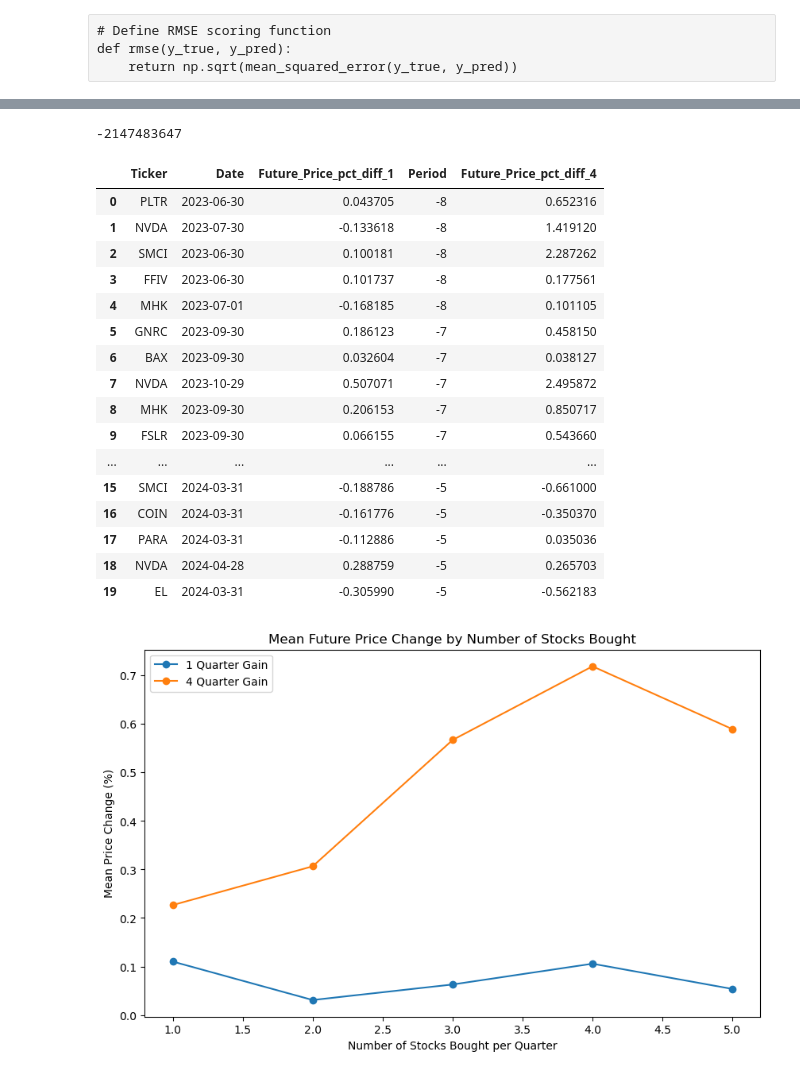
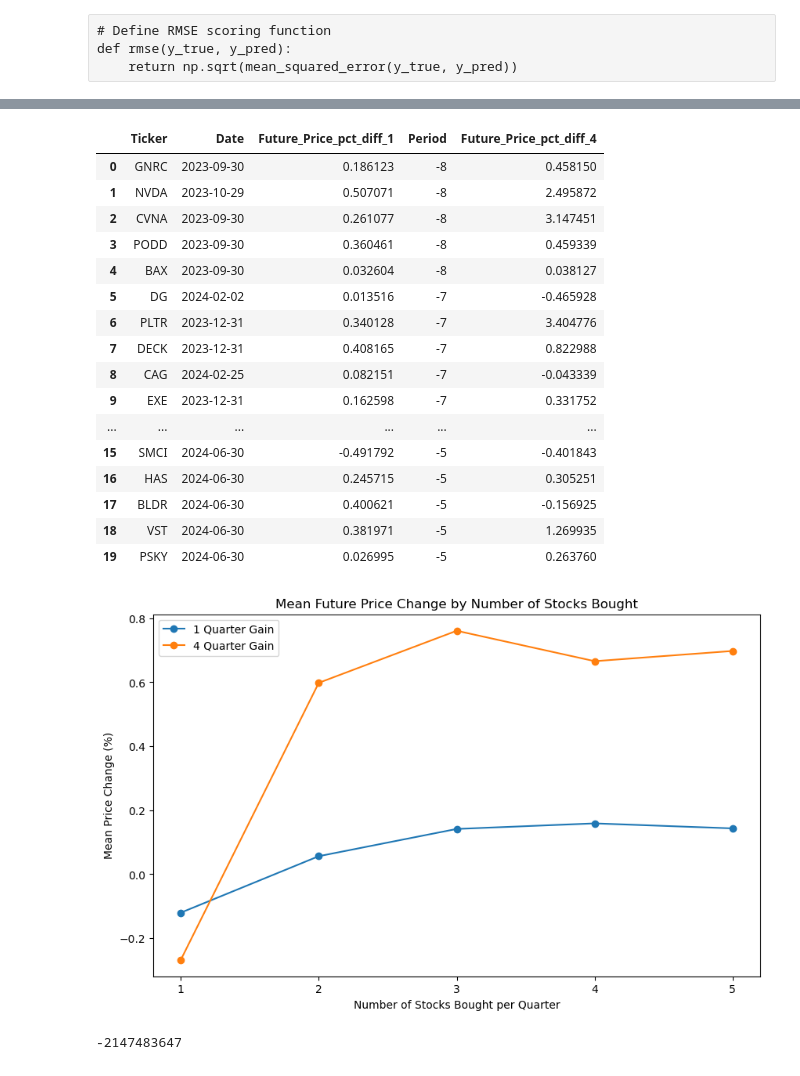
Before and after one commit to SerjWeesp/sp500, a Jupyter notebook: sp500_predictions_04012026.ipynb, the cells around one changed output, grey strips where cells are left out. Drawn from its saved outputs; the diff is of its cells as text; code cells hidden in the pictures.

```diff
--- a/sp500_predictions_04012026.ipynb
+++ b/sp500_predictions_04012026.ipynb
@@ -104,7 +104,7 @@ Fold 2:
 def rmse(y_true, y_pred):
     return np.sqrt(mean_squared_error(y_true, y_pred))
 # %%
-df = pd.read_csv('D:\GitHub\sp500\sp500_diff.csv', low_memory=False)
+df = pd.read_csv('D:\GitHub\sp500\data\sp500_diff_04012026.csv', low_memory=False)
 df.drop(columns=['Unnamed: 0'], axis=1, inplace=True)
 df.replace([np.inf, -np.inf], 0, inplace=True)
 df.sort_values(by=['Ticker', 'Date'], inplace=True)
@@ -554,8 +559,3 @@ df.loc[df['Ticker']=='NVDA', fin_features].iloc[-4:]
-# %%
-# restore normal sleep behavior
-ctypes.windll.kernel32.SetThreadExecutionState(0x80000000)
-# %% [output]
--2147483647
 # %%
 def gains_test(df, model, tscv, top_n=3):
     cv = tscv
@@ -590,37 +590,43 @@ gains_df = gains_test(df, model, cv, top_n=5)
 gains_df
 # %% [output]
 |  | Ticker | Date | Future_Price_pct_diff_1 | Period | Future_Price_pct_diff_4 |
-| 0 | PLTR | 2023-06-30 | 0.043705 | -8 | 0.652316 |
-| 1 | NVDA | 2023-07-30 | -0.133618 | -8 | 1.419120 |
-| 2 | SMCI | 2023-06-30 | 0.100181 | -8 | 2.287262 |
-| 3 | FFIV | 2023-06-30 | 0.101737 | -8 | 0.177561 |
-| 4 | MHK | 2023-07-01 | -0.168185 | -8 | 0.101105 |
-| 5 | GNRC | 2023-09-30 | 0.186123 | -7 | 0.458150 |
-| 6 | BAX | 2023-09-30 | 0.032604 | -7 | 0.038127 |
-| 7 | NVDA | 2023-10-29 | 0.507071 | -7 | 2.495872 |
-| 8 | MHK | 2023-09-30 | 0.206153 | -7 | 0.850717 |
-| 9 | FSLR | 2023-09-30 | 0.066155 | -7 | 0.543660 |
+| 0 | GNRC | 2023-09-30 | 0.186123 | -8 | 0.458150 |
+| 1 | NVDA | 2023-10-29 | 0.507071 | -8 | 2.495872 |
+| 2 | CVNA | 2023-09-30 | 0.261077 | -8 | 3.147451 |
+| 3 | PODD | 2023-09-30 | 0.360461 | -8 | 0.459339 |
+| 4 | BAX | 2023-09-30 | 0.032604 | -8 | 0.038127 |
+| 5 | DG | 2024-02-02 | 0.013516 | -7 | -0.465928 |
+| 6 | PLTR | 2023-12-31 | 0.340128 | -7 | 3.404776 |
+| 7 | DECK | 2023-12-31 | 0.408165 | -7 | 0.822988 |
+| 8 | CAG | 2024-02-25 | 0.082151 | -7 | -0.043339 |
+| 9 | EXE | 2023-12-31 | 0.162598 | -7 | 0.331752 |
 | ... | ... | ... | ... | ... | ... |
-| 15 | SMCI | 2024-03-31 | -0.188786 | -5 | -0.661000 |
-| 16 | COIN | 2024-03-31 | -0.161776 | -5 | -0.350370 |
-| 17 | PARA | 2024-03-31 | -0.112886 | -5 | 0.035036 |
-| 18 | NVDA | 2024-04-28 | 0.288759 | -5 | 0.265703 |
-| 19 | EL | 2024-03-31 | -0.305990 | -5 | -0.562183 |
+| 15 | SMCI | 2024-06-30 | -0.491792 | -5 | -0.401843 |
+| 16 | HAS | 2024-06-30 | 0.245715 | -5 | 0.305251 |
+| 17 | BLDR | 2024-06-30 | 0.400621 | -5 | -0.156925 |
+| 18 | VST | 2024-06-30 | 0.381971 | -5 | 1.269935 |
+| 19 | PSKY | 2024-06-30 | 0.026995 | -5 | 0.263760 |
 # %%
 gains_1q = []
 gains_4q = []
 for n in range(1,6):
     gains_df = gains_test(df, model, cv, top_n=n)
     gains_1q.append(gains_df['Future_Price_pct_diff_1'].mean())
     gains_4q.append(gains_df['Future_Price_pct_diff_4'].mean())
 
 fig, ax = plt.subplots(figsize=(10, 6))
 ax.plot(range(1,6), gains_1q, marker='o', label='1 Quarter Gain')
 ax.plot(range(1,6), gains_4q, marker='o', label='4 Quarter Gain')
 ax.set_xlabel('Number of Stocks Bought per Quarter')
 ax.set_ylabel('Mean Price Change (%)')
 ax.legend()
+ax.set_xticks(range(1,6))
 plt.title('Mean Future Price Change by Number of Stocks Bought')
 plt.show()
 # %% [output]
-[figure, old version]
+[figure, new version]
+# %%
+# restore normal sleep behavior
+ctypes.windll.kernel32.SetThreadExecutionState(0x80000000)
+# %% [output]
+-2147483647
```
Also changed, not shown: parts of 18 cells of this notebook, 6 other files.
